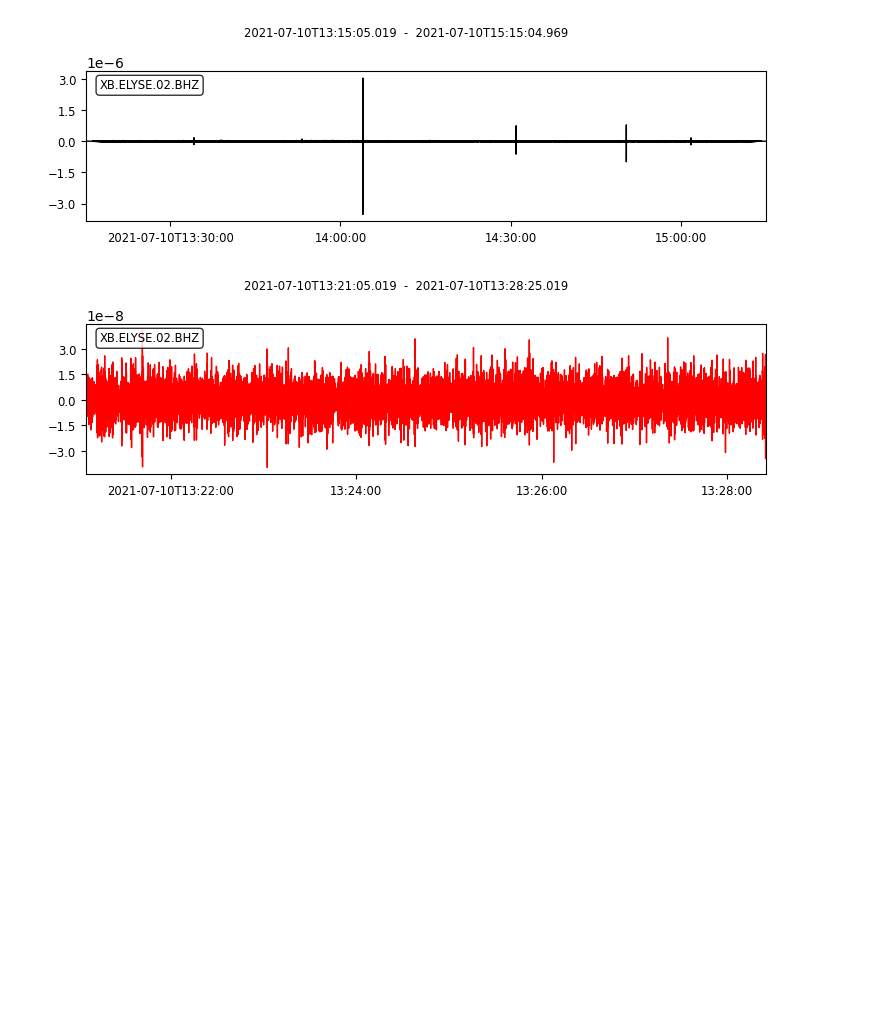
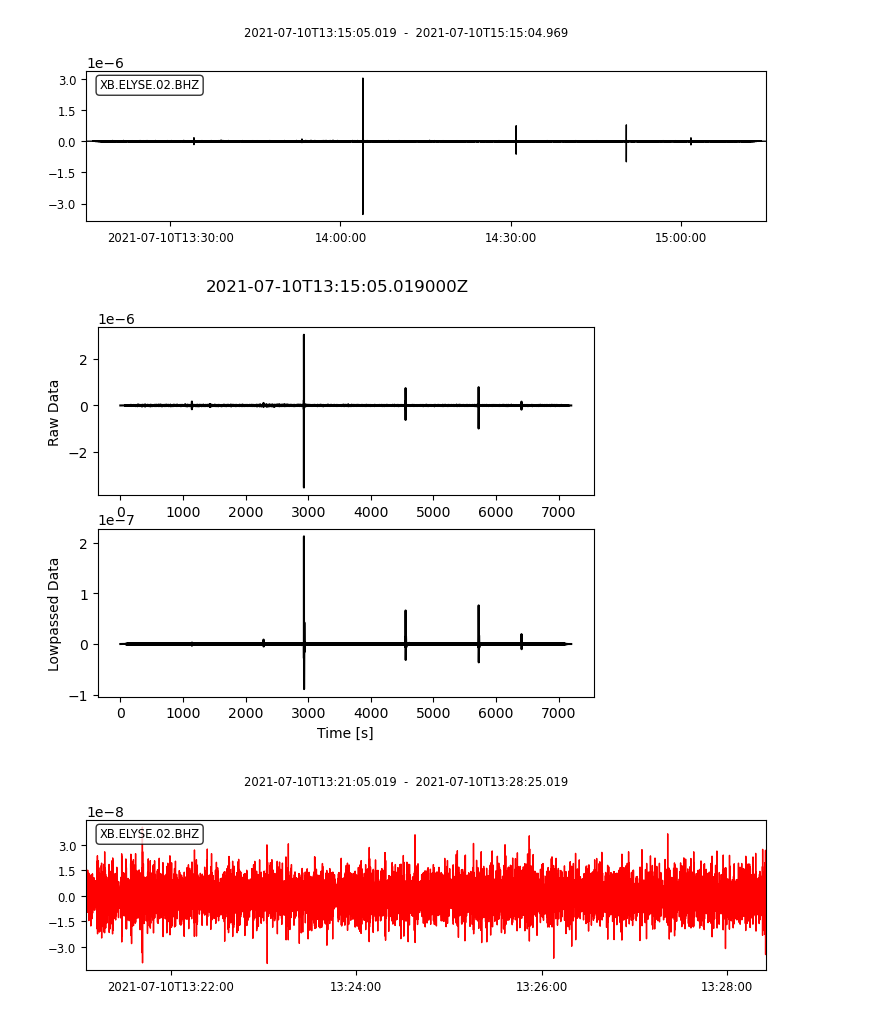
Before and after one commit to GPGN-268-archive/FP01-mars-seismo, a Jupyter notebook: PaigeWork.ipynb, the cells around one changed output. Cells and saved outputs as stored; diff of their text form; code cells hidden in the pictures; blank space fills up the shorter version.

```diff
--- a/PaigeWork.ipynb
+++ b/PaigeWork.ipynb
@@ -45,6 +87,24 @@ st1.plot()
 # %% [output]
 [figure]
 [figure]
+# %%
+# Filtering with a lowpass on a copy of the original Trace
+tr1_filt = tr1.copy()
+tr1_filt.filter('lowpass', freq=1.0, corners=2, zerophase=True)
+
+# Now let's plot the raw and filtered data...
+t = np.arange(0, tr1.stats.npts / tr1.stats.sampling_rate, tr1.stats.delta)
+plt.subplot(211)
+plt.plot(t, tr1.data, 'k')
+plt.ylabel('Raw Data')
+plt.subplot(212)
+plt.plot(t, tr1_filt.data, 'k')
+plt.ylabel('Lowpassed Data')
+plt.xlabel('Time [s]')
+plt.suptitle(tr1.stats.starttime)
+plt.show()
+# %% [output]
+[figure, added]
 # %%
 dt = st1[0].stats.starttime
 st1.plot(color='red', tick_format='%I:%M %p',
```
Also changed, not shown: parts of 7 cells of this notebook.
